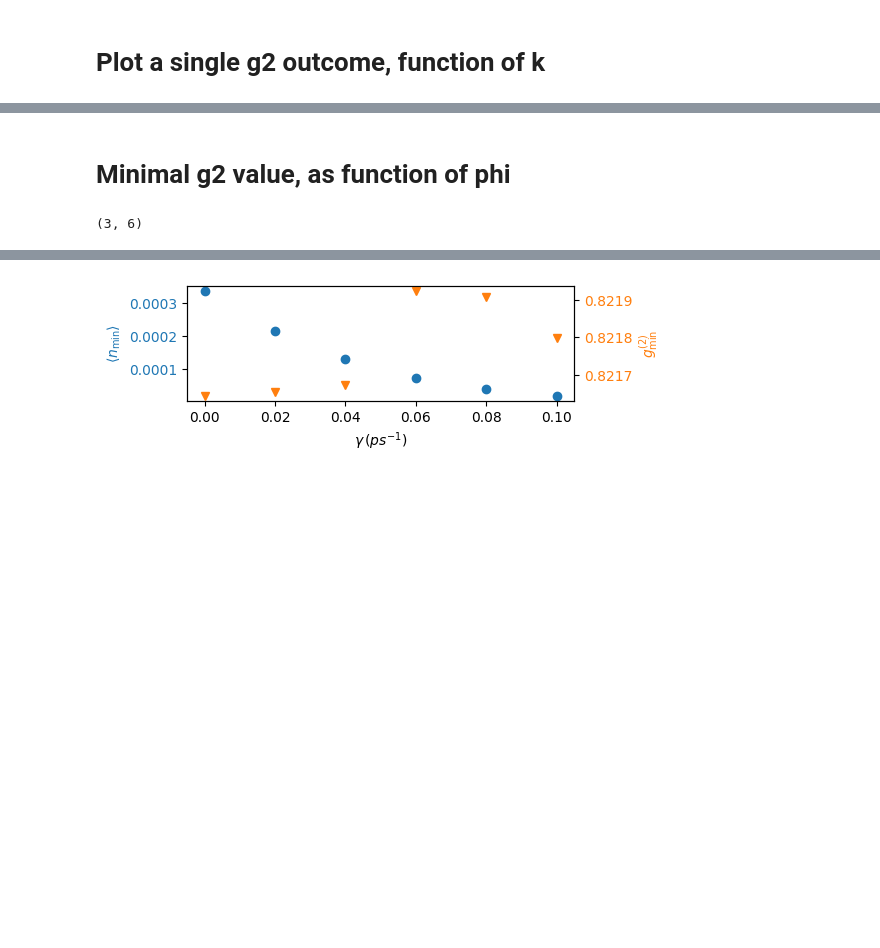
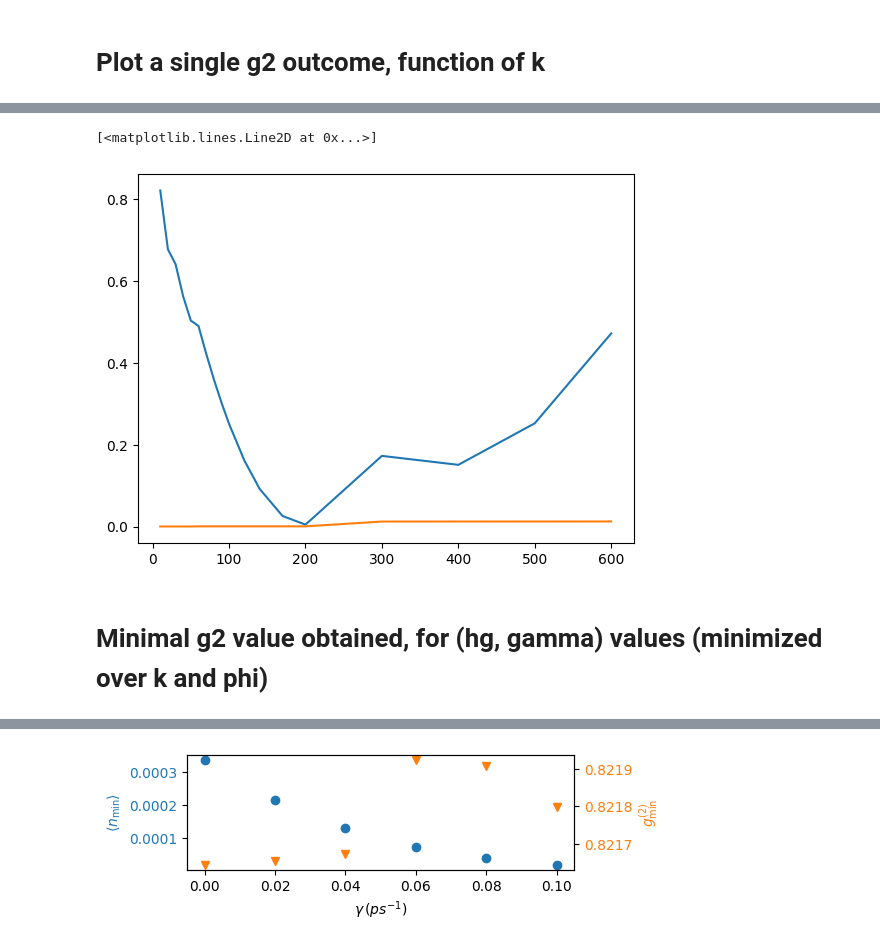
Before and after one commit to HewlettPackard/tensor-circuit-torch, a Jupyter notebook: MPDO_circuit/experiments/g2_experiment/analyze.ipynb, the cells around one changed output, grey strips where cells are left out. Cells and saved outputs as stored; diff of their text form; code cells hidden in the pictures; blank space fills up the shorter version.

```diff
--- a/MPDO_circuit/experiments/g2_experiment/analyze.ipynb
+++ b/MPDO_circuit/experiments/g2_experiment/analyze.ipynb
@@ -104,5 +417,26 @@ g2_min: 0.5020514695073821, with n: 0.024752309627542983
+# %%
+import numpy as np
+
+phi = 0.6
+
+g2_min = np.zeros((len(hgs), len(gammas)))
+n_g2_min = np.zeros((len(hgs), len(gammas)))
+
+for ih, hg in enumerate(hgs):
+    for ig, gamma in enumerate(gammas):
+        g2_min[ih, ig] = np.nanmin(d[hg][gamma][phi]['g2s'])
+
+        g2_min_arg = np.unravel_index(np.argmin(d[hg][gamma][phi]['g2s']), data_shape)
+
+        n_g2_min[ih,ig] = d[hg][gamma][phi]['ns'][g2_min_arg]
+
+plt.plot(hgs[1:-1], g2_min[1:-1, 0])
+plt.plot(hgs[1:-1], n_g2_min[1:-1, 0])
+# %% [output]
+[<matplotlib.lines.Line2D at 0x...>]
+[figure, added]
 # %% [markdown]
-# Minimal g2 value, as function of phi
+# Minimal g2 value obtained, for (hg, gamma) values (minimized over k and phi)
 # %%
 import numpy as np
 
@@ -123,4 +458,0 @@ for ih, hg in enumerate(list_hg):
-# %%
-g2_min.shape
-# %% [output]
-(3, 6)
```
Also changed, not shown: parts of 25 cells of this notebook, 29 other files.
